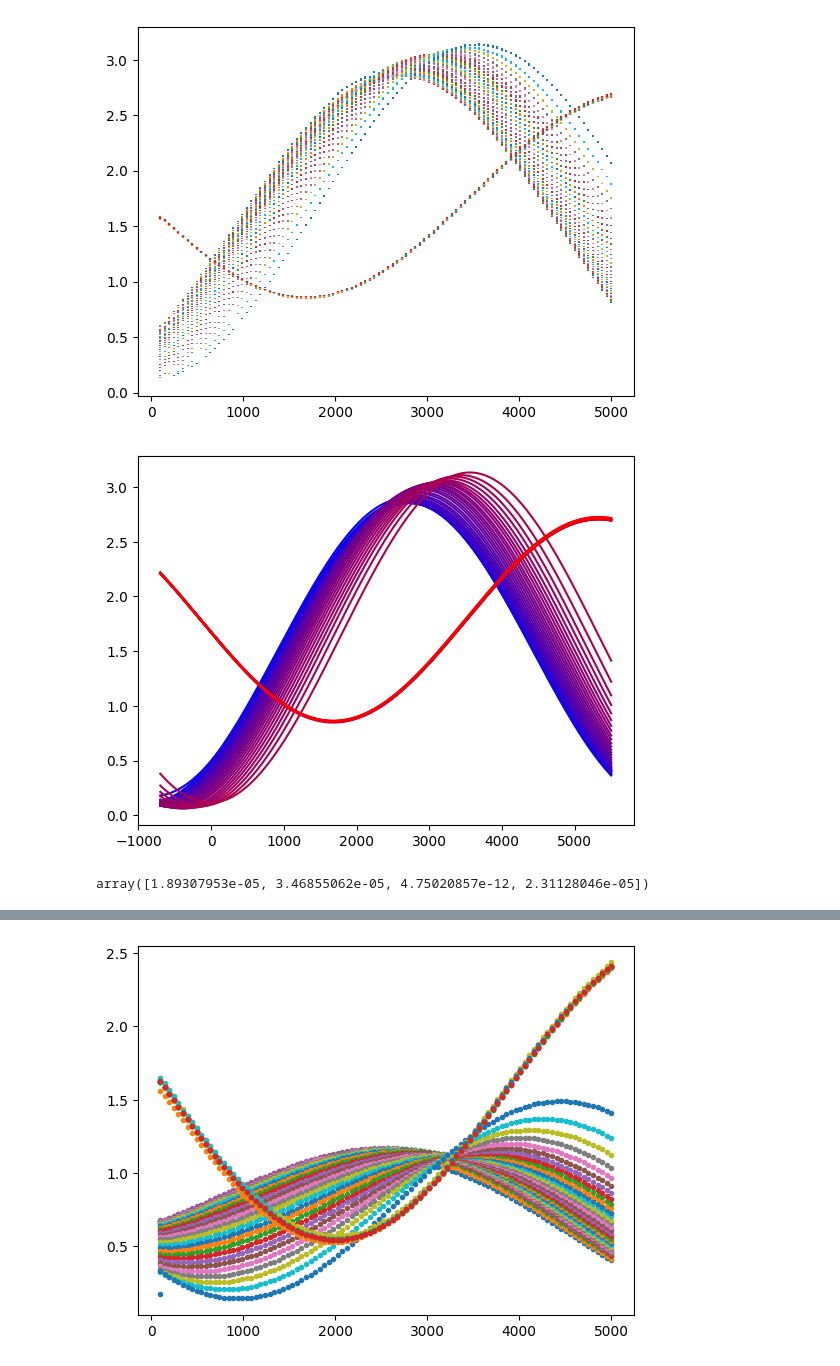
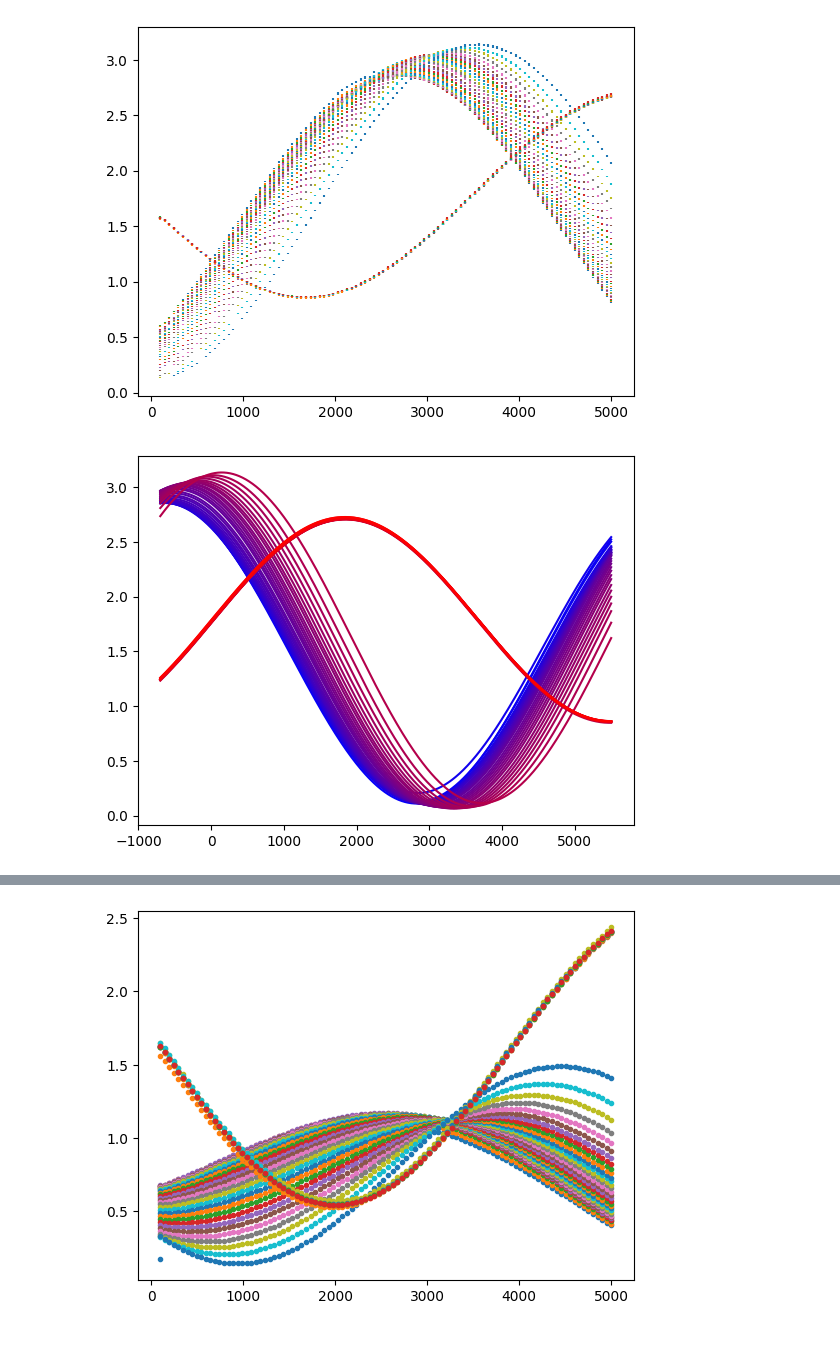
Before and after one commit to cwru-robin/Phys301, a Jupyter notebook: Birefringence/Untitled.ipynb, the cells around one changed output, grey strips where cells are left out. Drawn from its saved outputs; the diff is of its cells as text; code cells hidden in the pictures.

```diff
--- a/Birefringence/Untitled.ipynb
+++ b/Birefringence/Untitled.ipynb
@@ -165,20 +167,21 @@ for x,y,e in zip(xl,yl,eyl):
 # %%
 arange= np.arange(20,40.5,.5)
 xfine= np.linspace(min(xl[0])-800,max(xl[0])+500,10000)
 pl=[]
 cl=[]
 crange=np.arange(1,len(xl)+1)
-for y,i in zip(yl,crange):
-    p,c = opt.curve_fit(sin_model, xl[0], y,p0=(2,0,1/8000,1.5))
+for y,i,e in zip(yl,crange,eyl):
+    p,c = opt.curve_fit(sin_model, xl[0], y,p0=(2,0,1/8000,1.5),sigma=e*np.ones_like(y))
+
+    p[1]=p[1]+3
+
     pl.append(p)
     cl.append(c)
     plt.plot(xfine,sin_model(xfine,*p),color=colorFader(c1,c2,i/n))
 # %% [output]
-[figure, old version]
+[figure, new version]
 # %%
-np.diag(cl[0])
+e1=np.diag(cl[0])
-# %% [output]
-array([1.89307953e-05, 3.46855062e-05, 4.75020857e-12, 2.31128046e-05])
 # %%
 pl=np.array(pl)
 cl=np.array(cl)
```
Also changed, not shown: parts of 13 cells of this notebook, 2 other files.
